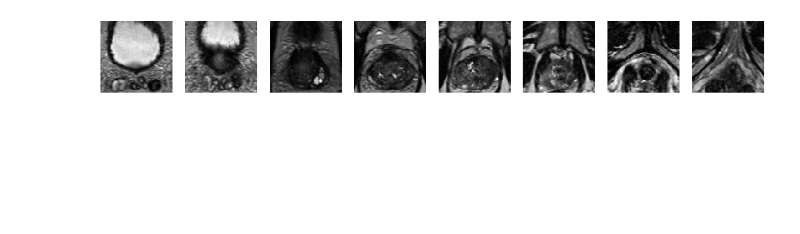
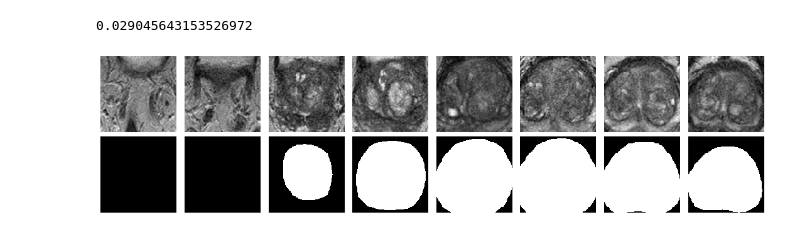
Before and after one commit to ilVecc/ProstMorph, a Jupyter notebook: notebooks/dataset_generator.ipynb, the cells around one changed output. Drawn from its saved outputs; the diff is of its cells as text; code cells hidden in the pictures; blank space fills up the shorter version.

Commit message:
Finally fixed cropped prostate in dataset
Improved a bit the network.

```diff
--- a/notebooks/dataset_generator.ipynb
+++ b/notebooks/dataset_generator.ipynb
@@ -11,7 +11,14 @@ output_folder = Path(r"R:\DATASET_PROSTATE\numpy")
 dc.run(output_folder)
 # %%
-data = np.load(output_folder / 'paziente1059_Dato1_Dato1.npz')
-data = np.load(output_folder / 'paziente1021_Dato1_Dato1.npz')
-_ = ne.plot.slices([data['mr_image'][i,:,:] for i in range(0, data['mr_image'].shape[0], 16)], cmaps=["gray"])
+output_folder = Path(r"R:\DATASET_PROSTATE\numpy")
+pace = 16
+
+full_data = np.random.choice(list(output_folder.iterdir()), 1)[0]
+full_data = full_data.parent / "paziente1003_Dato1_Dato1.npz"
+data = np.load(str(full_data))
+
+_ = ne.plot.slices([data['mr_image'][i,:,:] for i in range(0, data['mr_image'].shape[0], pace)]
+                   + [data['mr_seg'][i,:,:] for i in range(0, data['mr_seg'].shape[0], pace)], cmaps=["gray"], grid=(2, data['mr_seg'].shape[0] // pace))
 # %% [output]
+0.029045643153526972
-[figure, old version]
+[figure, new version]
```
Also changed, not shown: parts of 1 cell of this notebook, 3 other files.
